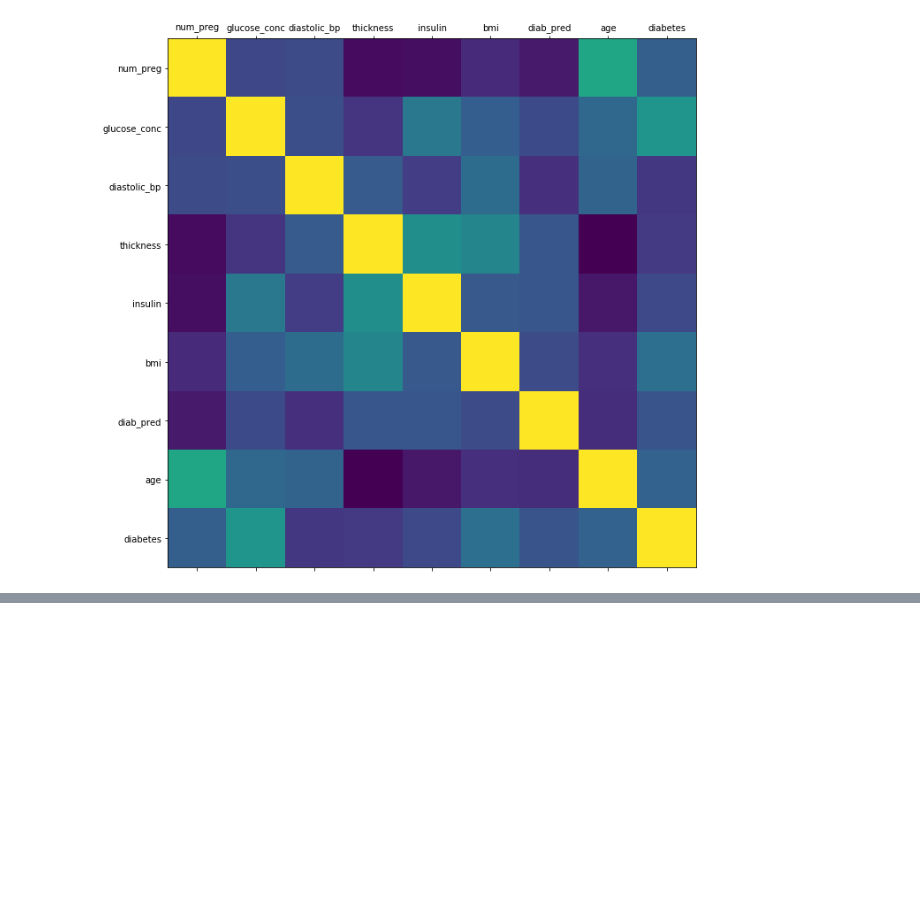
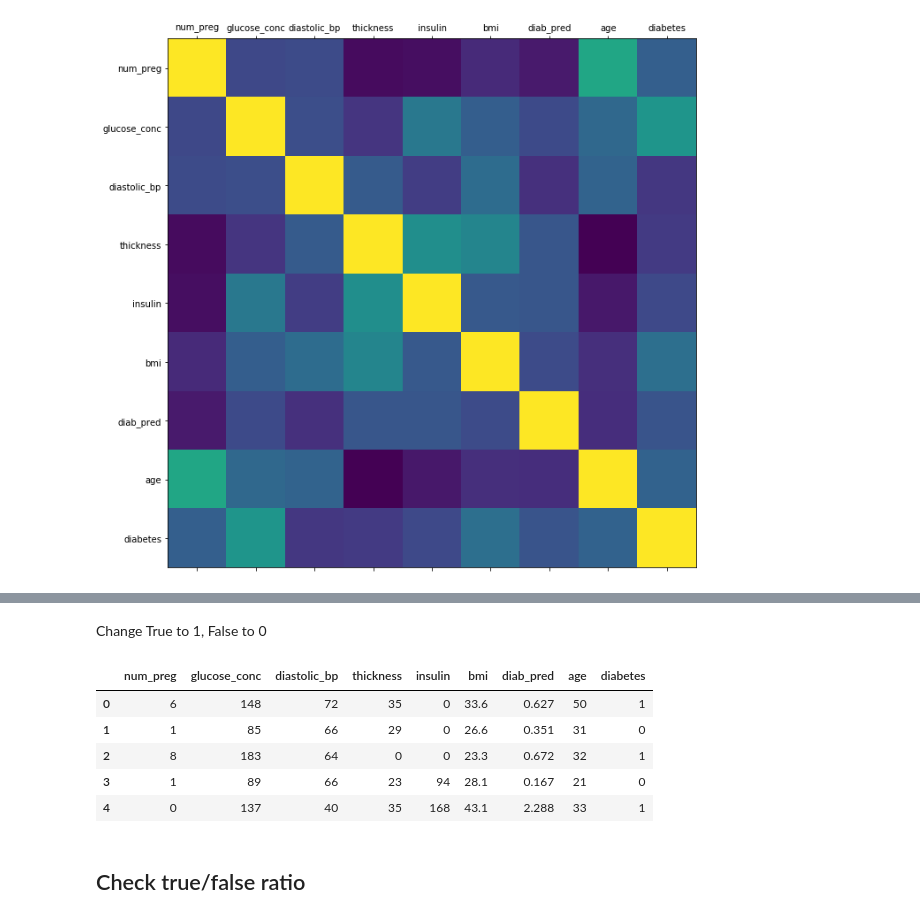
Before and after one commit to minghoux/minghoux.github.io, a Jupyter notebook: python/Pima-Prediction.ipynb, the cells around one changed output, grey strips where cells are left out. Cells and saved outputs as stored; diff of their text form; code cells hidden in the pictures; blank space fills up the shorter version.

```diff
--- a/python/Pima-Prediction.ipynb
+++ b/python/Pima-Prediction.ipynb
@@ -87,0 +99,17 @@ plot_corr(df)
+# %% [markdown]
+Change True to 1, False to 0
+# %%
+diabetes_map = {True: 1, False: 0}
+# %%
+df['diabetes'] = df['diabetes'].map(diabetes_map)
+# %%
+df.head(5)
+# %% [output]
+|  | num_preg | glucose_conc | diastolic_bp | thickness | insulin | bmi | diab_pred | age | diabetes |
+| 0 | 6 | 148 | 72 | 35 | 0 | 33.6 | 0.627 | 50 | 1 |
+| 1 | 1 | 85 | 66 | 29 | 0 | 26.6 | 0.351 | 31 | 0 |
+| 2 | 8 | 183 | 64 | 0 | 0 | 23.3 | 0.672 | 32 | 1 |
+| 3 | 1 | 89 | 66 | 23 | 94 | 28.1 | 0.167 | 21 | 0 |
+| 4 | 0 | 137 | 40 | 35 | 168 | 43.1 | 2.288 | 33 | 1 |
+# %% [markdown]
+## Check true/false ratio
```
Also changed, not shown: parts of 2 cells of this notebook.
